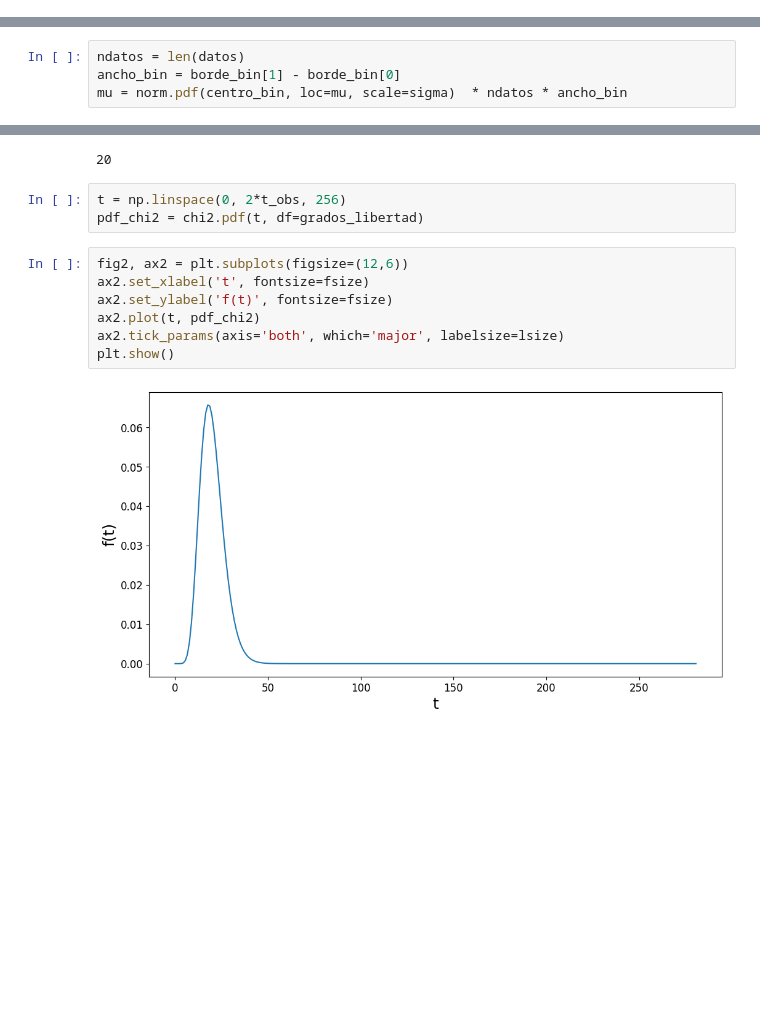
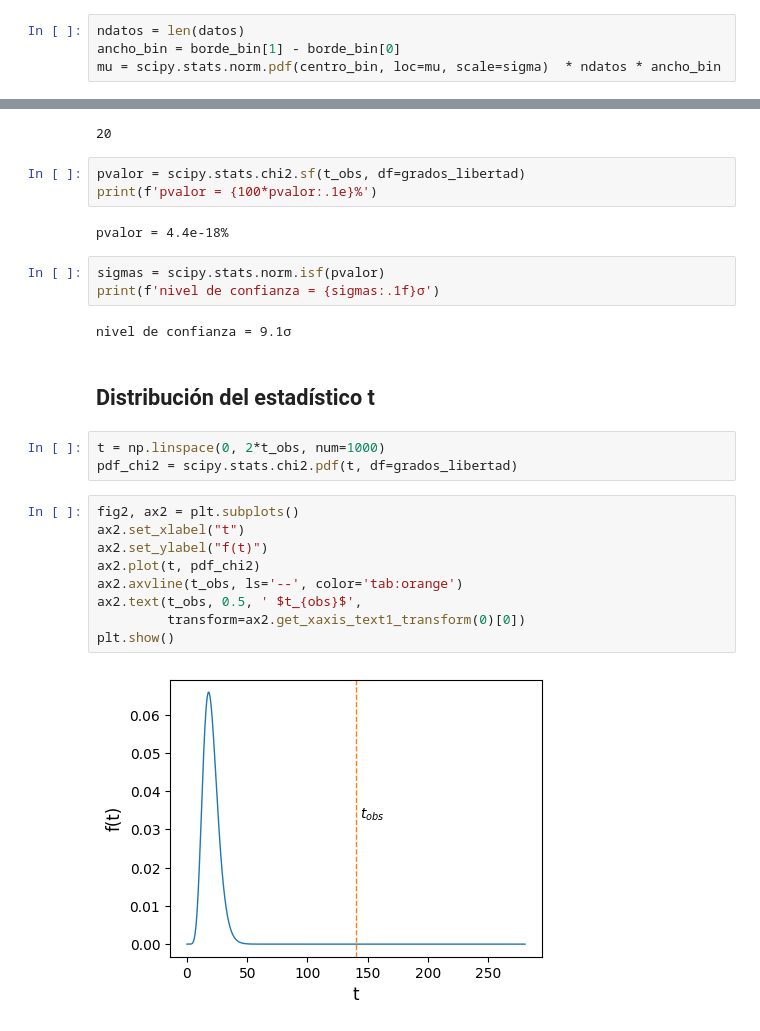
Before and after one commit to ravignad/analisis-estadistico-de-datos, a Jupyter notebook: 6_test_de_hipotesis/test_chi2.ipynb, the cells around one changed output, grey strips where cells are left out. Cells and saved outputs as stored; diff of their text form; blank space fills up the shorter version.

```diff
--- a/6_test_de_hipotesis/test_chi2.ipynb
+++ b/6_test_de_hipotesis/test_chi2.ipynb
@@ -62 +25,5 @@ sigma = 1
+# %%
+ndatos = len(datos)
+ancho_bin = borde_bin[1] - borde_bin[0]
+mu = scipy.stats.norm.pdf(centro_bin, loc=mu, scale=sigma)  * ndatos * ancho_bin
 # %%
@@ -75,4 +40,0 @@ Graficar PDF N(0,1)
-# %%
-ndatos = len(datos)
-ancho_bin = borde_bin[1] - borde_bin[0]
-mu = norm.pdf(centro_bin, loc=mu, scale=sigma)  * ndatos * ancho_bin
@@ -140,15 +91,29 @@ grados_libertad = len(histo_sel)
 grados_libertad
 # %% [output]
 20
+# %%
+pvalor = scipy.stats.chi2.sf(t_obs, df=grados_libertad)
+print(f'pvalor = {100*pvalor:.1e}%')
+# %% [output]
+pvalor = 4.4e-18%
+# %%
+sigmas = scipy.stats.norm.isf(pvalor)
+print(f'nivel de confianza = {sigmas:.1f}σ')
+# %% [output]
+nivel de confianza = 9.1σ
+# %% [markdown]
+## Distribución del estadístico t
 # %%
-t = np.linspace(0, 2*t_obs, 256)
-pdf_chi2 = chi2.pdf(t, df=grados_libertad)
+t = np.linspace(0, 2*t_obs, num=1000)
+pdf_chi2 = scipy.stats.chi2.pdf(t, df=grados_libertad)
 # %%
-fig2, ax2 = plt.subplots(figsize=(12,6))
-ax2.set_xlabel('t', fontsize=fsize)
-ax2.set_ylabel('f(t)', fontsize=fsize)
+fig2, ax2 = plt.subplots()
+ax2.set_xlabel("t")
+ax2.set_ylabel("f(t)")
 ax2.plot(t, pdf_chi2)
-ax2.tick_params(axis='both', which='major', labelsize=lsize)
+ax2.axvline(t_obs, ls='--', color='tab:orange')
+ax2.text(t_obs, 0.5, ' $t_{obs}$',
+         transform=ax2.get_xaxis_text1_transform(0)[0])
 plt.show()
 # %% [output]
-[figure, old version]
+[figure, new version]
```
Also changed, not shown: parts of 23 cells of this notebook, 2 other files.
